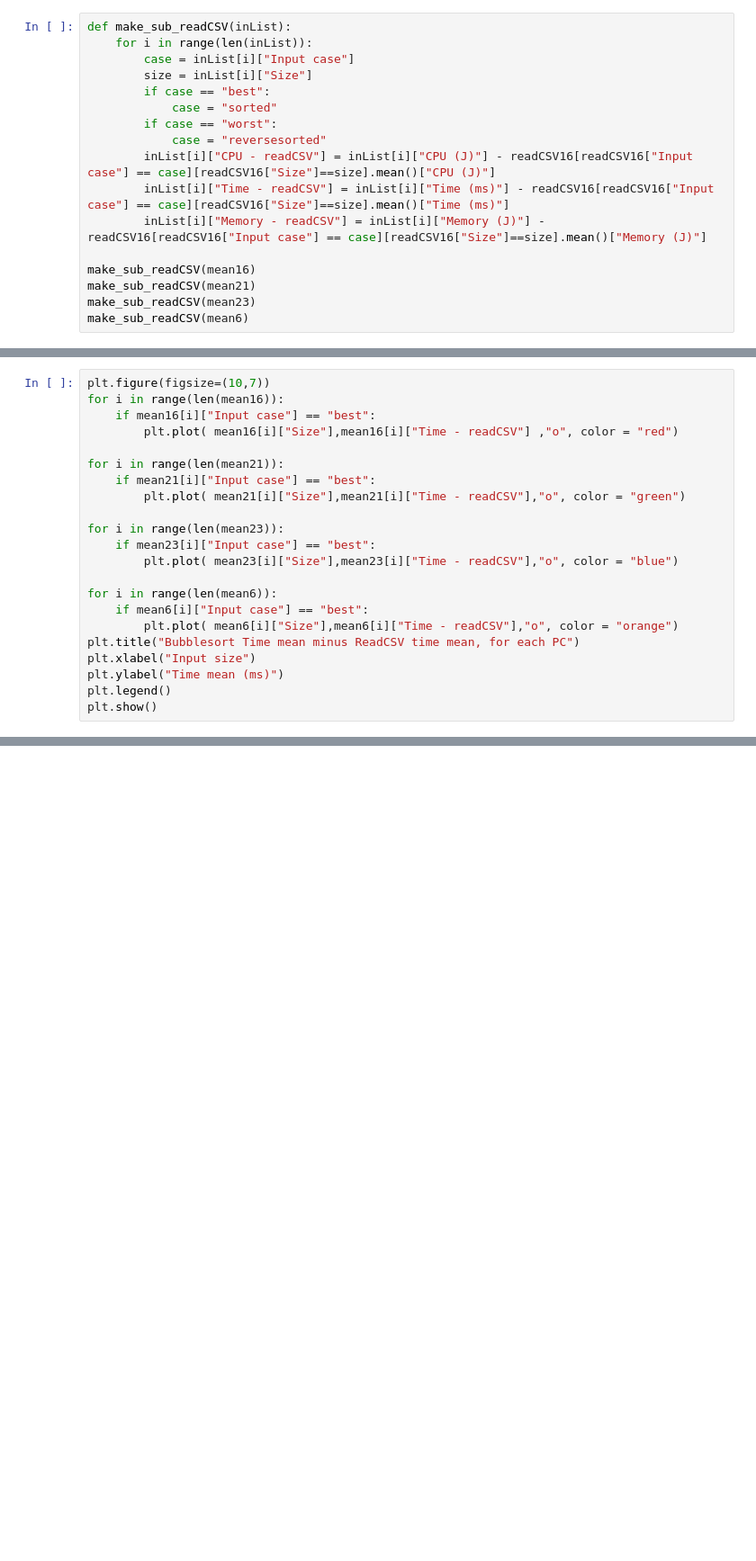
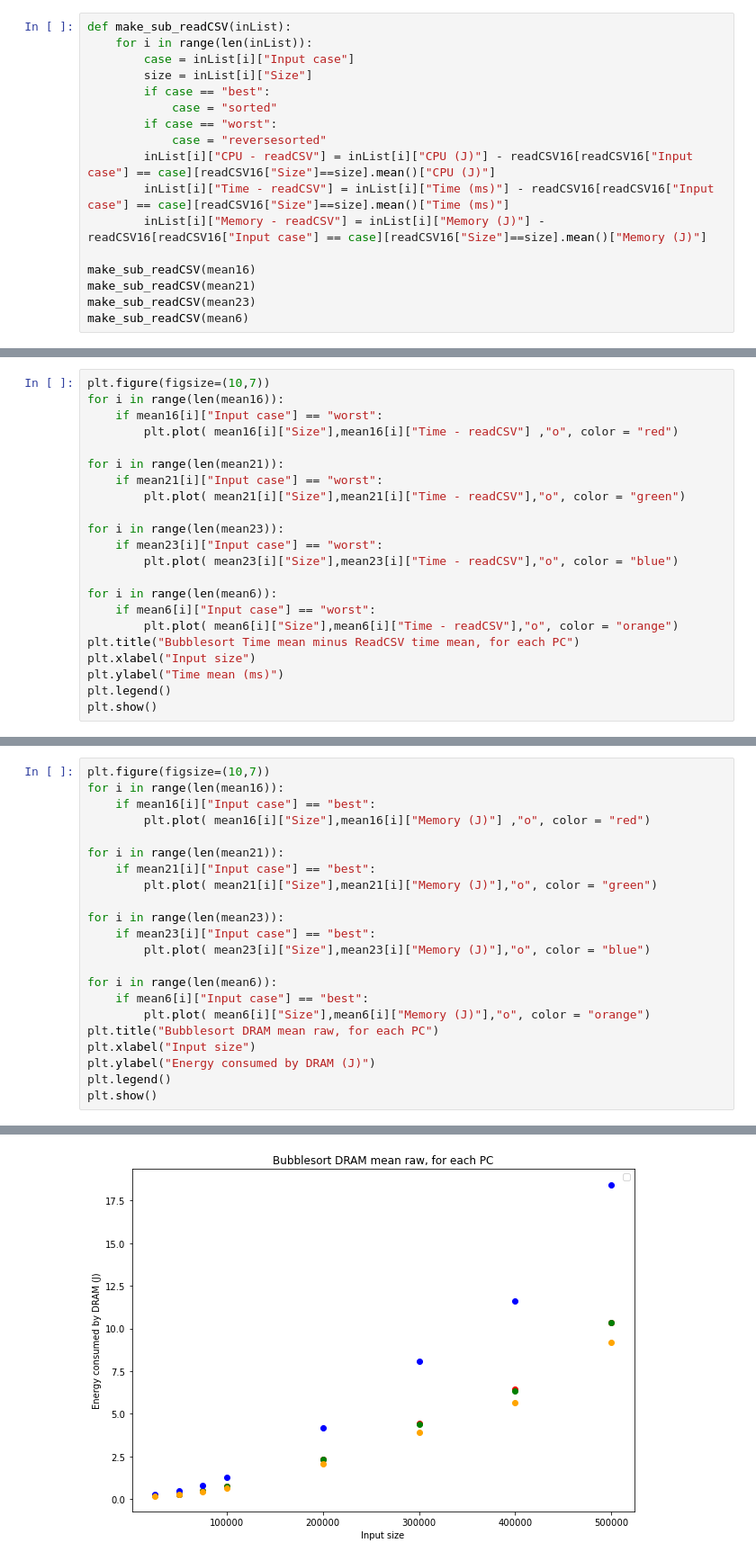
Before and after one commit to hrallil/RAPL_measurements, a Jupyter notebook: Java/FinalResults/BubbleDataAnalysis.ipynb, the cells around one changed output, grey strips where cells are left out. Shown at 90% size. Drawn from its saved outputs; the diff is of its cells as text; blank space fills up the shorter version.

Commit message:
update bubble

```diff
--- a/Java/FinalResults/BubbleDataAnalysis.ipynb
+++ b/Java/FinalResults/BubbleDataAnalysis.ipynb
@@ -644,19 +644,19 @@ No handles with labels found to put in legend.
 # %%
 plt.figure(figsize=(10,7))
 for i in range(len(mean16)):
-    if mean16[i]["Input case"] == "best":
+    if mean16[i]["Input case"] == "worst":
         plt.plot( mean16[i]["Size"],mean16[i]["Time - readCSV"] ,"o", color = "red")
 
 for i in range(len(mean21)):
-    if mean21[i]["Input case"] == "best":
+    if mean21[i]["Input case"] == "worst":
         plt.plot( mean21[i]["Size"],mean21[i]["Time - readCSV"],"o", color = "green")
 
 for i in range(len(mean23)):
-    if mean23[i]["Input case"] == "best":
+    if mean23[i]["Input case"] == "worst":
         plt.plot( mean23[i]["Size"],mean23[i]["Time - readCSV"],"o", color = "blue")
 
 for i in range(len(mean6)):
-    if mean6[i]["Input case"] == "best":
+    if mean6[i]["Input case"] == "worst":
         plt.plot( mean6[i]["Size"],mean6[i]["Time - readCSV"],"o", color = "orange")
 plt.title("Bubblesort Time mean minus ReadCSV time mean, for each PC")
 plt.xlabel("Input size")
@@ -668,0 +669,23 @@ No handles with labels found to put in legend.
+# %%
+plt.figure(figsize=(10,7))
+for i in range(len(mean16)):
+    if mean16[i]["Input case"] == "best":
+        plt.plot( mean16[i]["Size"],mean16[i]["Memory (J)"] ,"o", color = "red")
+
+for i in range(len(mean21)):
+    if mean21[i]["Input case"] == "best":
+        plt.plot( mean21[i]["Size"],mean21[i]["Memory (J)"],"o", color = "green")
+
+for i in range(len(mean23)):
+    if mean23[i]["Input case"] == "best":
+        plt.plot( mean23[i]["Size"],mean23[i]["Memory (J)"],"o", color = "blue")
+
+for i in range(len(mean6)):
+    if mean6[i]["Input case"] == "best":
+        plt.plot( mean6[i]["Size"],mean6[i]["Memory (J)"],"o", color = "orange")
+plt.title("Bubblesort DRAM mean raw, for each PC")
+plt.xlabel("Input size")
+plt.ylabel("Energy consumed by DRAM (J)")
+plt.legend()
+plt.show()
+# %% [output]
@@ -668,0 +693 @@ No handles with labels found to put in legend.
+[figure, added]
```
Also changed, not shown: parts of 6 cells of this notebook.
